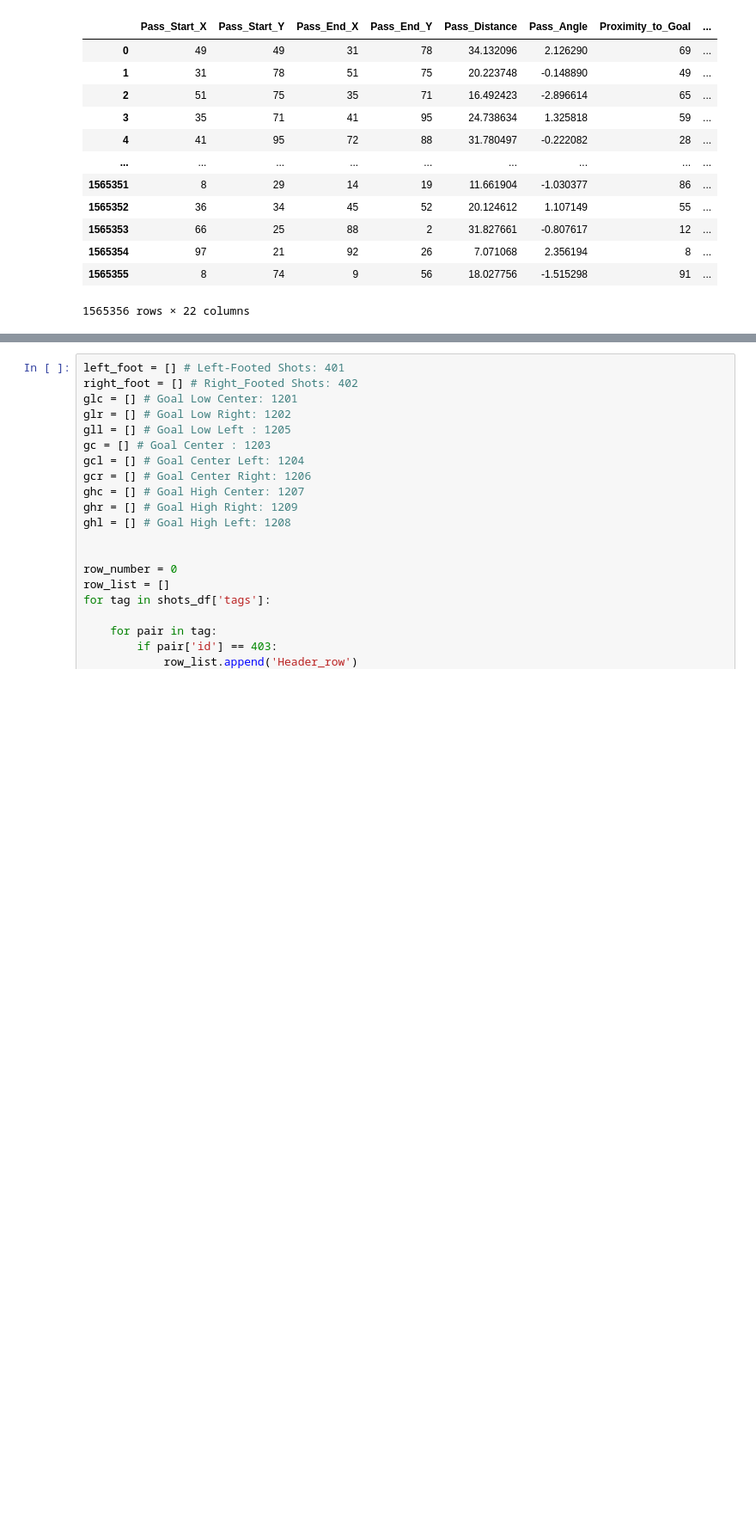
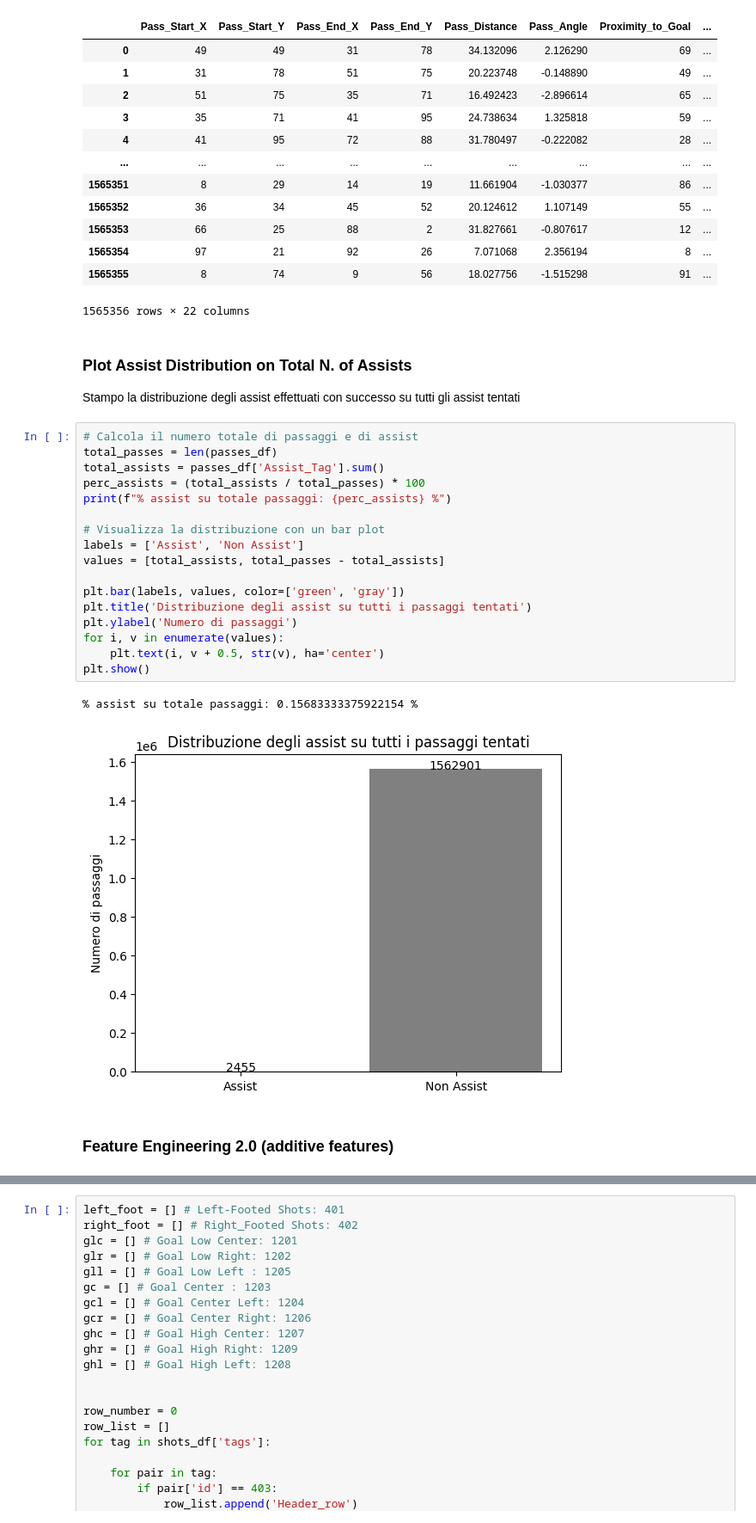
Before and after one commit to lollokomotiv/sport_code_repo, a Jupyter notebook: xgoals_project/expected-assist-xg-model.ipynb, the cells around one changed output, grey strips where cells are left out. Shown at 86% size. Saved outputs shown, nothing was run; the diff lists cells and outputs as text; blank space fills up the shorter version.

```diff
--- a/xgoals_project/expected-assist-xg-model.ipynb
+++ b/xgoals_project/expected-assist-xg-model.ipynb
@@ -380,3 +368,29 @@ passes_df[['Pass_Start_X', 'Pass_Start_Y', 'Pass_End_X', 'Pass_End_Y', 'Pass_Dis
 | 1565354 | 97 | 21 | 92 | 26 | 7.071068 | 2.356194 | 8 | ... |
 | 1565355 | 8 | 74 | 9 | 56 | 18.027756 | -1.515298 | 91 | ... |
 1565356 rows × 22 columns
+# %% [markdown]
+### Plot Assist Distribution on Total N. of Assists
+
+Stampo la distribuzione degli assist effettuati con successo su tutti gli assist tentati
+# %%
+# Calcola il numero totale di passaggi e di assist
+total_passes = len(passes_df)
+total_assists = passes_df['Assist_Tag'].sum()
+perc_assists = (total_assists / total_passes) * 100
+print(f"% assist su totale passaggi: {perc_assists} %")
+
+# Visualizza la distribuzione con un bar plot
+labels = ['Assist', 'Non Assist']
+values = [total_assists, total_passes - total_assists]
+
+plt.bar(labels, values, color=['green', 'gray'])
+plt.title('Distribuzione degli assist su tutti i passaggi tentati')
+plt.ylabel('Numero di passaggi')
+for i, v in enumerate(values):
+    plt.text(i, v + 0.5, str(v), ha='center')
+plt.show()
+# %% [output]
+% assist su totale passaggi: 0.15683333375922154 %
+[figure, added]
+# %% [markdown]
+### Feature Engineering 2.0 (additive features)
```
Also changed, not shown: parts of 8 cells of this notebook, 1 other file.
